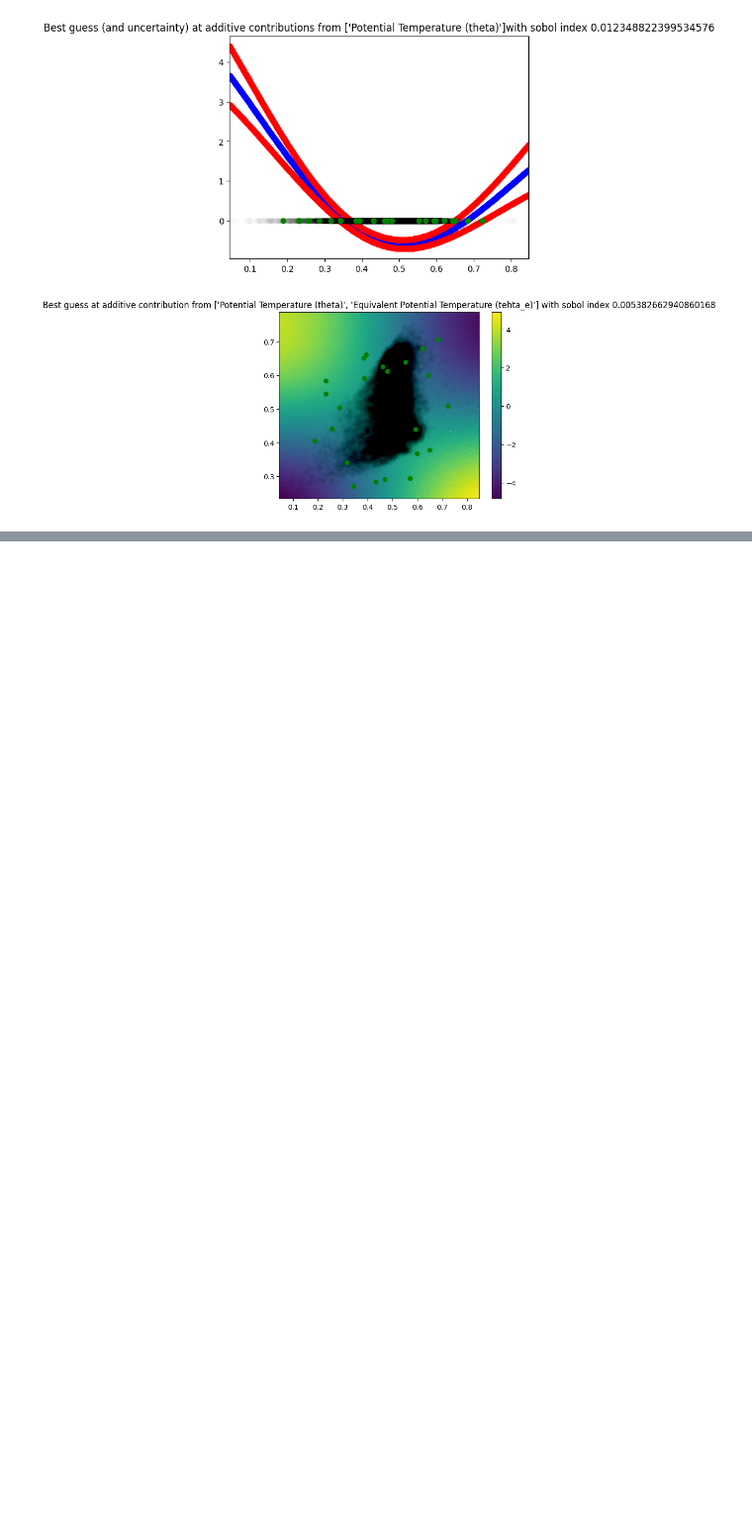
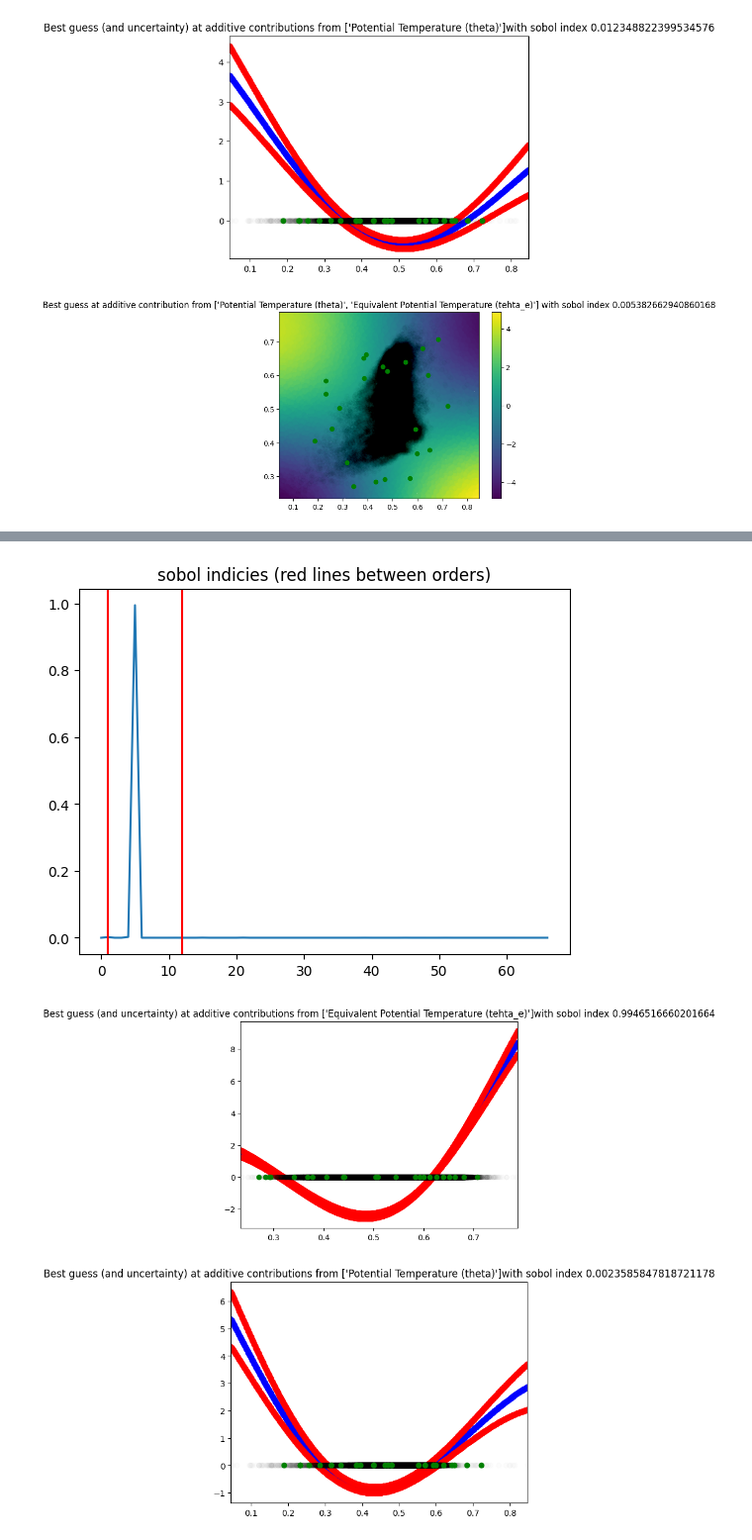
Before and after one commit to JaxGaussianProcesses/GPJax, a Jupyter notebook: Play_2.ipynb, the cells around one changed output, grey strips where cells are left out. Shown at 99% size. Cells and saved outputs as stored; diff of their text form; code cells hidden in the pictures; blank space fills up the shorter version.

```diff
--- a/Play_2.ipynb
+++ b/Play_2.ipynb
@@ -522,7 +522,3 @@ interaction vars [3.77091797e-05 2.53364086e+00 1.12492161e+00]
 [figure]
 [figure]
 [figure]
-# %%
-model = opt_variational_posterior
-test_inputs = model.smoother.smooth_data(D)[0]
-predicitve = model.predict(test_inputs)
@@ -565,9 +539,9 @@ def test_model_without_component(D: VerticalDataset, model:VariationalPrecipGP,
     test_inputs = new_model.smoother.smooth_data(D)[0]
     predictor_mean = lambda x: new_model.predict(x).mean()
     predictor_var = lambda x: new_model.predict(x).variance()
-    mean = jax.vmap(predictor_mean,1)(test_inputs[:,None,:])
-    var = jax.vmap(predictor_var,1)(test_inputs[:,None,:])
-    samples_f = tfd.MultivariateNormalDiag(mean, var).sample(seed=key, sample_shape=(num_samples))# [N, S]
+    mean = jax.vmap(predictor_mean,1)(test_inputs[:,None,:])[0] # [N]
+    var = jax.vmap(predictor_var,1)(test_inputs[:,None,:])[0] # [N]
+    samples_f = tfd.MultivariateNormalDiag(mean, jnp.sqrt(var)).sample(seed=key, sample_shape=(num_samples))# [S, N]
     log_probs = new_model.likelihood.link_function(samples_f.T).log_prob(D.y) # [N, S]
     return jnp.mean(log_probs)
 
@@ -575,7 +549,7 @@ def test_model_without_component(D: VerticalDataset, model:VariationalPrecipGP,
 
 
 thinned_model = opt_variational_posterior
-target_num = 4
+target_num = 5
 kept_idxs = [i for i in range(len(opt_variational_posterior.base_kernels))]
 previous_best_loss = test_model_without_component(D_test, opt_variational_posterior, -1)
 for _ in range(len(opt_variational_posterior.base_kernels)-target_num):
@@ -589,4 +563,7 @@ for _ in range(len(opt_variational_posterior.base_kernels)-target_num):
     print(f"removed {problem_info.names_short[actual_idx]}")
     print(f"with a loss in performance of {previous_best_loss-found_best_loss}")
     previous_best_loss = found_best_loss
+
+
+print(f"kept {[problem_info.names[i] for i in kept_idxs]}")
 # %% [output]
@@ -606,0 +583,6 @@ with a loss in performance of -0.13940084484892012
+# %%
+plot_interactions(problem_info, thinned_model, D, k=5, use_range=False)
+# %% [output]
+[figure, added]
+[figure, added]
+[figure, added]
```
Also changed, not shown: parts of 4 cells of this notebook.
